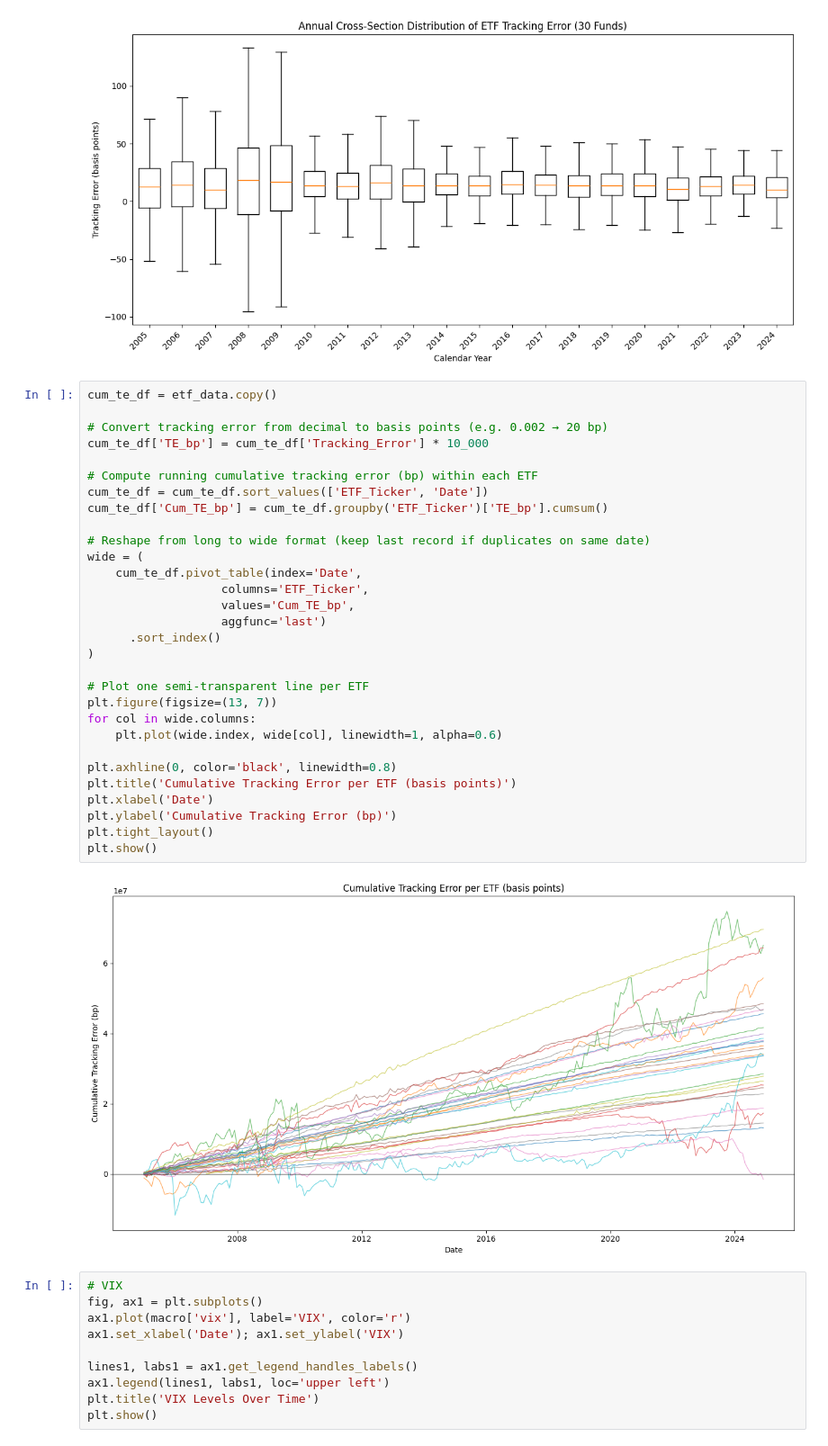
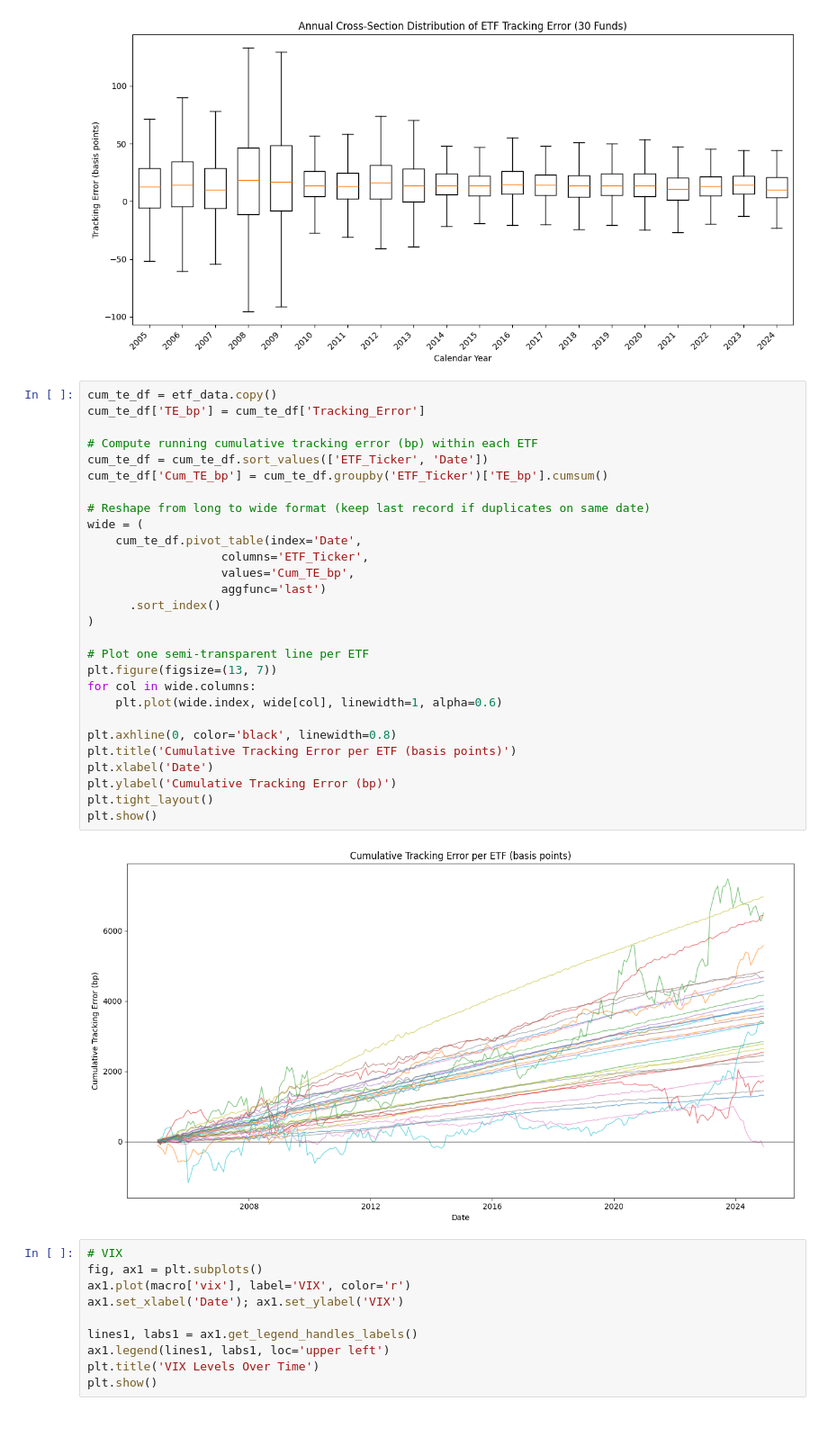
Before and after one commit to AatishDA1/ETF_TD_Forecasting, a Jupyter notebook: etf_te_forecsating_models/etf_te_forecasting_v2.ipynb, the cells around one changed output. Shown at 90% size. Cells and saved outputs as stored; diff of their text form.

Commit message:
Neatened Code & Added General Plots

```diff
--- a/etf_te_forecsating_models/etf_te_forecasting_v2.ipynb
+++ b/etf_te_forecsating_models/etf_te_forecasting_v2.ipynb
@@ -209,36 +209,34 @@ plt.show()
 [figure]
 # %%
 cum_te_df = etf_data.copy()
-
-# Convert tracking error from decimal to basis points (e.g. 0.002 → 20 bp)
-cum_te_df['TE_bp'] = cum_te_df['Tracking_Error'] * 10_000
+cum_te_df['TE_bp'] = cum_te_df['Tracking_Error']
 
 # Compute running cumulative tracking error (bp) within each ETF
 cum_te_df = cum_te_df.sort_values(['ETF_Ticker', 'Date'])
 cum_te_df['Cum_TE_bp'] = cum_te_df.groupby('ETF_Ticker')['TE_bp'].cumsum()
 
 # Reshape from long to wide format (keep last record if duplicates on same date)
 wide = (
     cum_te_df.pivot_table(index='Date',
                    columns='ETF_Ticker',
                    values='Cum_TE_bp',
                    aggfunc='last')
       .sort_index()
 )
 
 # Plot one semi-transparent line per ETF
 plt.figure(figsize=(13, 7))
 for col in wide.columns:
     plt.plot(wide.index, wide[col], linewidth=1, alpha=0.6)
 
 plt.axhline(0, color='black', linewidth=0.8)
 plt.title('Cumulative Tracking Error per ETF (basis points)')
 plt.xlabel('Date')
 plt.ylabel('Cumulative Tracking Error (bp)')
 plt.tight_layout()
 plt.show()
 # %% [output]
-[figure, old version]
+[figure, new version]
 # %%
 # VIX
 fig, ax1 = plt.subplots()
```
Also changed, not shown: parts of 3 cells of this notebook, 4 other files.
